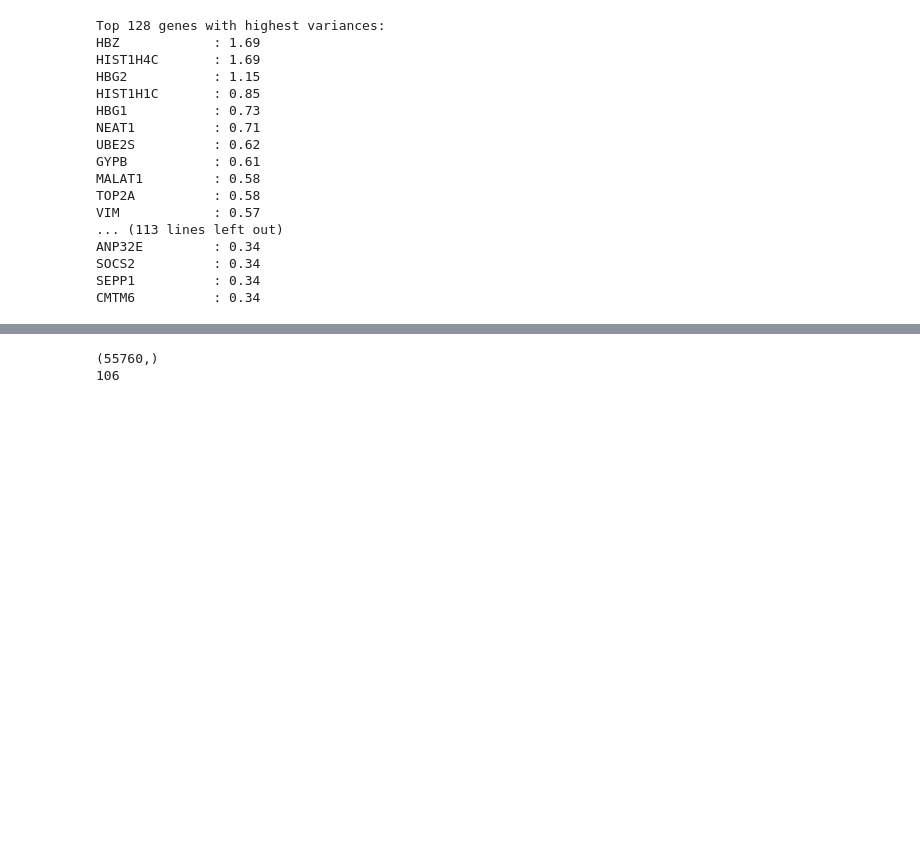
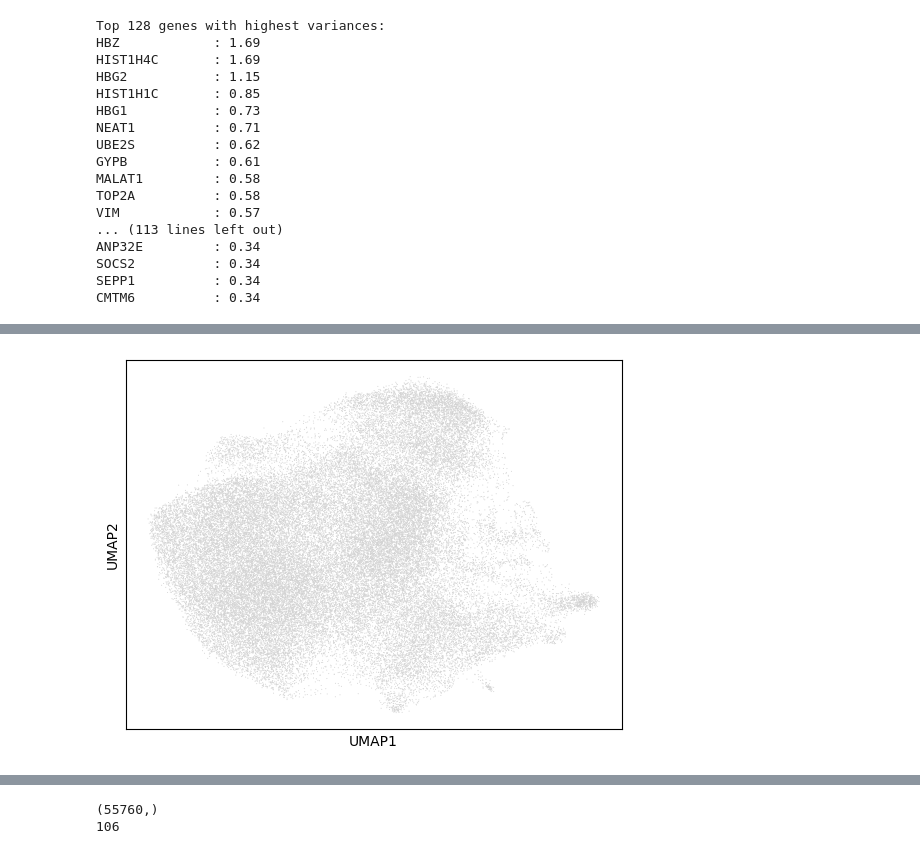
Before and after one commit to danghungdo/scrnaseq-ml, a Jupyter notebook: notebooks/experiment.ipynb, the cells around one changed output, grey strips where cells are left out. Drawn from its saved outputs; the diff is of its cells as text; code cells hidden in the pictures; blank space fills up the shorter version.

```diff
--- a/notebooks/experiment.ipynb
+++ b/notebooks/experiment.ipynb
@@ -111,0 +222,4 @@ CMTM6          : 0.34
+# %%
+sc.pl.umap(adata_single_top_genes)
+# %% [output]
+[figure, added]
```
Also changed, not shown: parts of 45 cells of this notebook.
